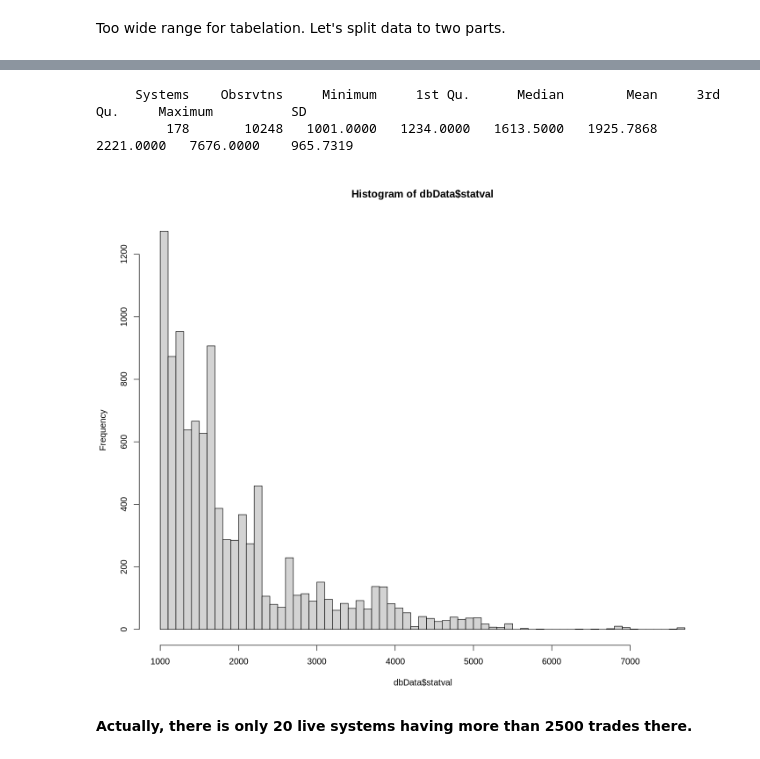
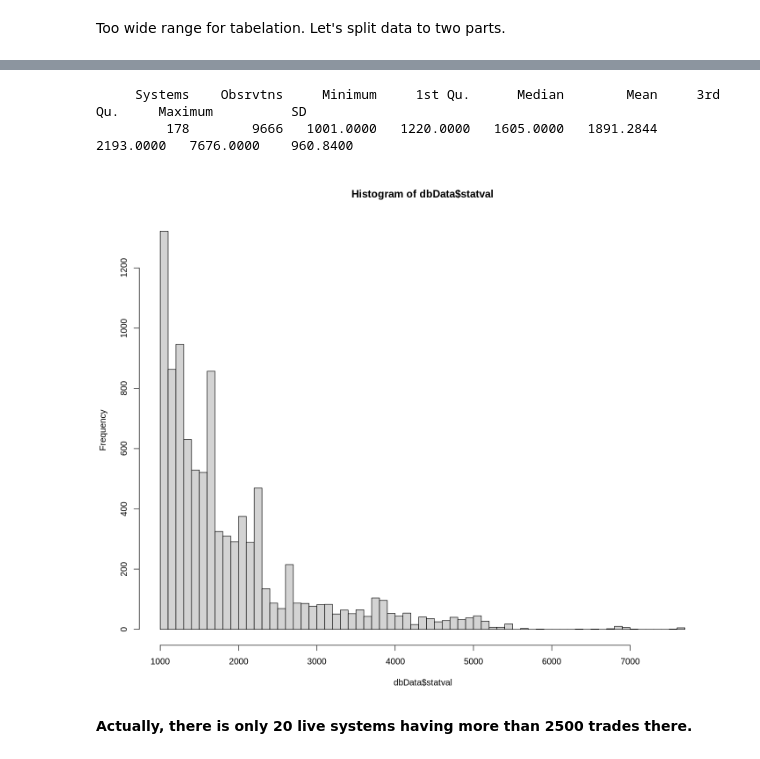
Before and after one commit to collective2/StrategyStats, a Jupyter notebook: Mtrc01_NumTradesAll.ipynb, the cells around one changed output, grey strips where cells are left out. Cells and saved outputs as stored; diff of their text form; code cells hidden in the pictures.

```diff
--- a/Mtrc01_NumTradesAll.ipynb
+++ b/Mtrc01_NumTradesAll.ipynb
@@ -28,14 +28,14 @@ hist(dbData$statval,breaks=50)
 # %%
-sql = "select systemid, YYYYMMDD, statval
+sql = "select systemid, date, statval
        from historical_stats_modern
        where statname='numtrades' and statval > 1000"
 dbData = getC2ScoreDbData(sql)
 overview(dbData)
 hist(dbData$statval,breaks=50)
 # %% [output]
      Systems    Obsrvtns     Minimum     1st Qu.      Median        Mean     3rd Qu.     Maximum          SD
-         178       10248   1001.0000   1234.0000   1613.5000   1925.7868   2221.0000   7676.0000    965.7319
+         178        9666   1001.0000   1220.0000   1605.0000   1891.2844   2193.0000   7676.0000    960.8400
-[figure, old version]
+[figure, new version]
 # %% [markdown]
 **Actually, there is only 20 live systems having more than 2500 trades there.**
 # %%
```
Also changed, not shown: parts of 15 cells of this notebook, 33 other files.
